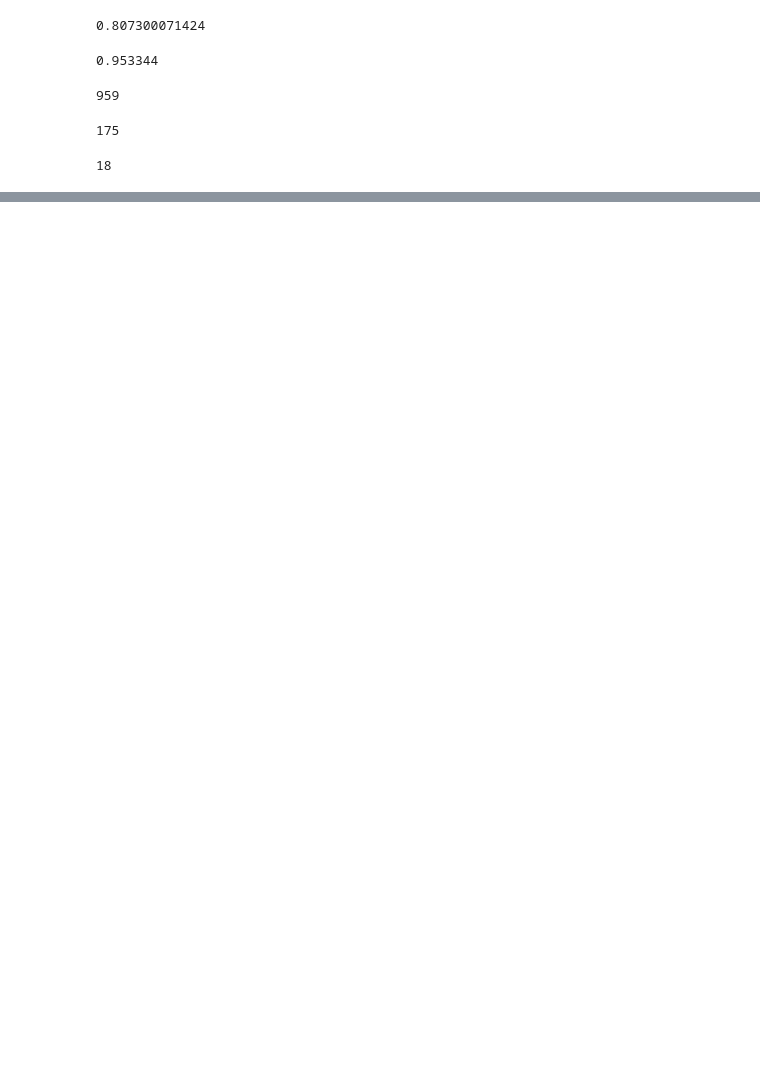
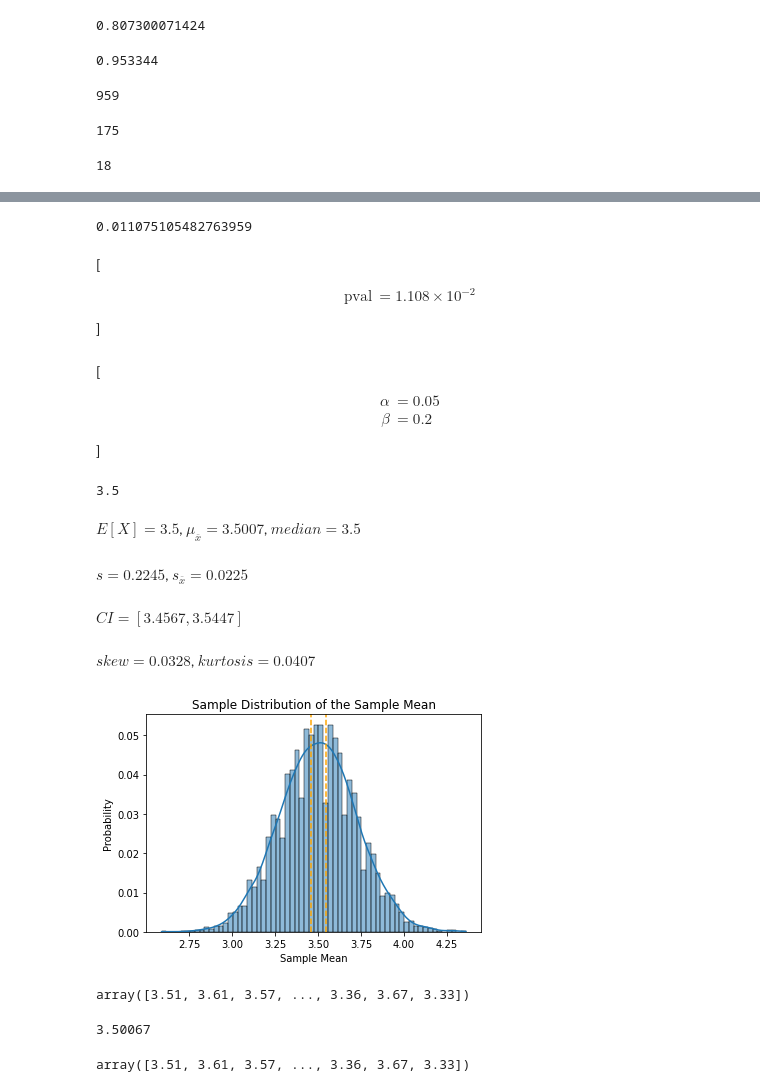
Before and after one commit to ZacksAmber/-probability-and-statistics, a Jupyter notebook: practice.ipynb, the cells around one changed output, grey strips where cells are left out. Cells and saved outputs as stored; diff of their text form; code cells hidden in the pictures; blank space fills up the shorter version.

```diff
--- a/practice.ipynb
+++ b/practice.ipynb
@@ -41,0 +59,23 @@ print(delta.days)
+# %%
+def bootstrap(pop, n, n_trials):
+    """bootstrap Sampling n times from the given discrete random varaible X with probabilities P.
+
+    Args:
+        X (numpy.ndarray): The discrete random variables.
+        n (_type_): Sample Size.
+        P (numpy.ndarray): The probabilites of X.
+        n_trials (_type_): Number os trials.
+
+    Returns:
+        numpy.ndarray: The samples of X.
+    """
+    rng = np.random.default_rng(2022) # random seed
+    samples = []
+    for i in range(n_trials):
+        sample = rng.choice(a=pop, size=n, replace=True)
+        samples.append(sample)
+
+    return np.array(samples)
+# %%
+n = 30
+samples = bootstrap(pop, n, 10000)
@@ -41,0 +112,29 @@ print(delta.days)
+# %%
+n, tstat = 9, -2.83
+precision = 3
+pval = st.t.cdf(x=tstat, df=n-1)
+pval
+# %% [output]
+0.011075105482763959
+# %%
+%%render
+pval
+# %% [output]
+\[
+\begin{aligned}
+\mathrm{pval} &= 1.108 \times 10 ^ {-2 } \;
+\end{aligned}
+\]
+# %%
+%%render
+
+alpha = 0.05
+beta = 0.2
+# %% [output]
+\[
+\begin{aligned}
+\alpha &= 0.05 \;
+\\[10pt]
+\beta &= 0.2 \;
+\end{aligned}
+\]
@@ -41,0 +154,7 @@ print(delta.days)
+# %%
+X = np.array([1, 2, 3, 4, 5, 6])
+P = np.array([0.4, 0, 0.1, 0.1, 0, 0.4])
+E = round(np.sum(X * P), 2) # expected value
+E
+# %% [output]
+3.5
@@ -41,0 +218,9 @@ print(delta.days)
+# %%
+# for n = 100
+histogram(X=X, n=100, P=P, n_trials=10000)
+# %% [output]
+$E[X] = 3.5$, $\mu_{\overline x} = $$3.5007$, $median = 3.5$
+$s = 0.2245$, $s_{\overline x} = $$0.0225$
+$CI = [3.4567, 3.5447]$
+$skew = 0.0328$, $kurtosis = 0.0407$
+[figure, added]
@@ -41,0 +235,12 @@ print(delta.days)
+# %%
+samples.mean(axis=1)
+# %% [output]
+array([3.51, 3.61, 3.57, ..., 3.36, 3.67, 3.33])
+# %%
+s_mean
+# %% [output]
+3.50067
+# %%
+s_means
+# %% [output]
+array([3.51, 3.61, 3.57, ..., 3.36, 3.67, 3.33])
```
Also changed, not shown: parts of 22 cells of this notebook, 12 other files.
